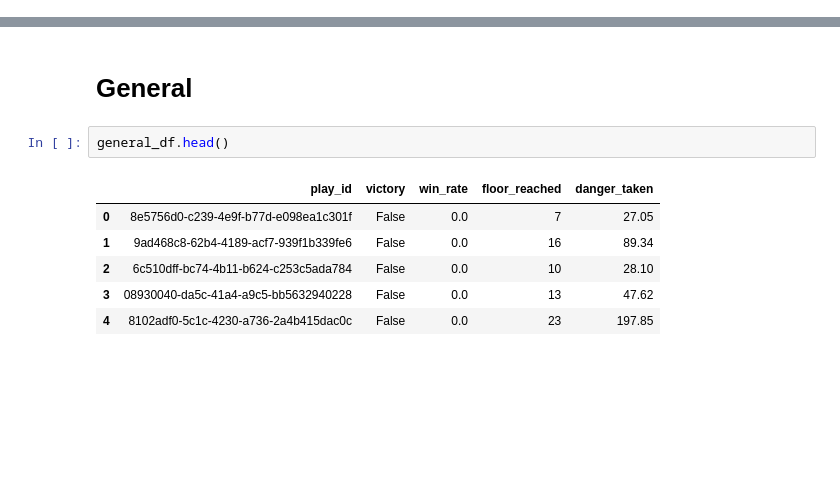
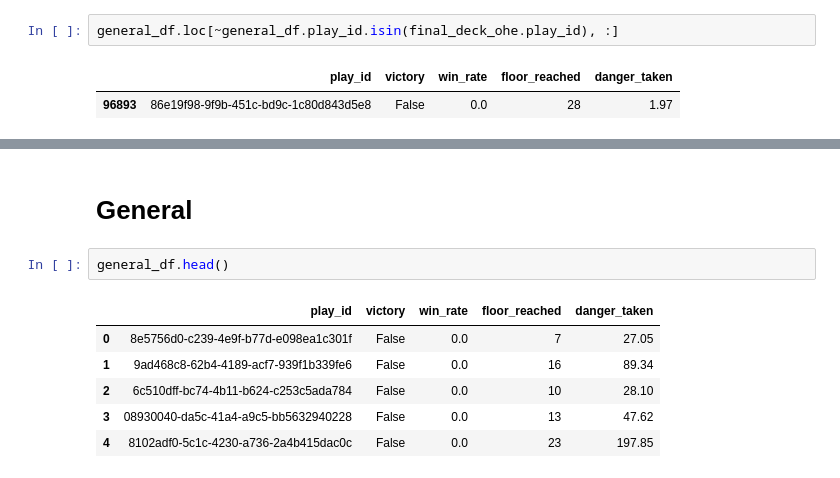
Before and after one commit to snikenbusper/slay-the-spire-defect-card-drafting, a Jupyter notebook: Analysis.ipynb, the cells around one changed output, grey strips where cells are left out. Saved outputs shown, nothing was run; the diff lists cells and outputs as text; blank space fills up the shorter version.

```diff
--- a/Analysis.ipynb
+++ b/Analysis.ipynb
@@ -23,0 +53,5 @@ card_timeline_df = pd.read_csv(os.path.join(folder_path, 'card_timeline_df.csv')
+# %%
+general_df.loc[~general_df.play_id.isin(final_deck_ohe.play_id), :]
+# %% [output]
+|  | play_id | victory | win_rate | floor_reached | danger_taken |
+| 96893 | 86e19f98-9f9b-451c-bd9c-1c80d843d5e8 | False | 0.0 | 28 | 1.97 |
```
Also changed, not shown: parts of 22 cells of this notebook, 1 other file.
